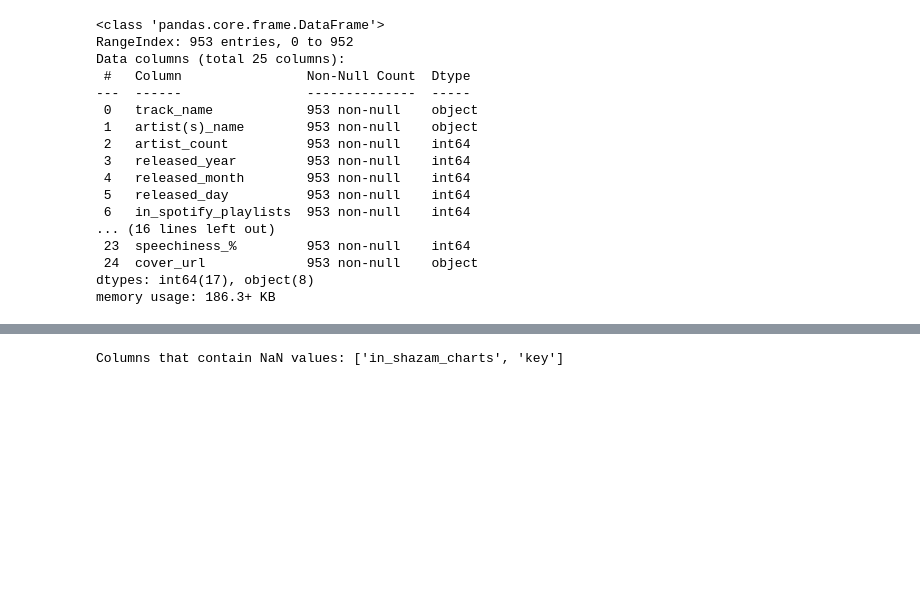
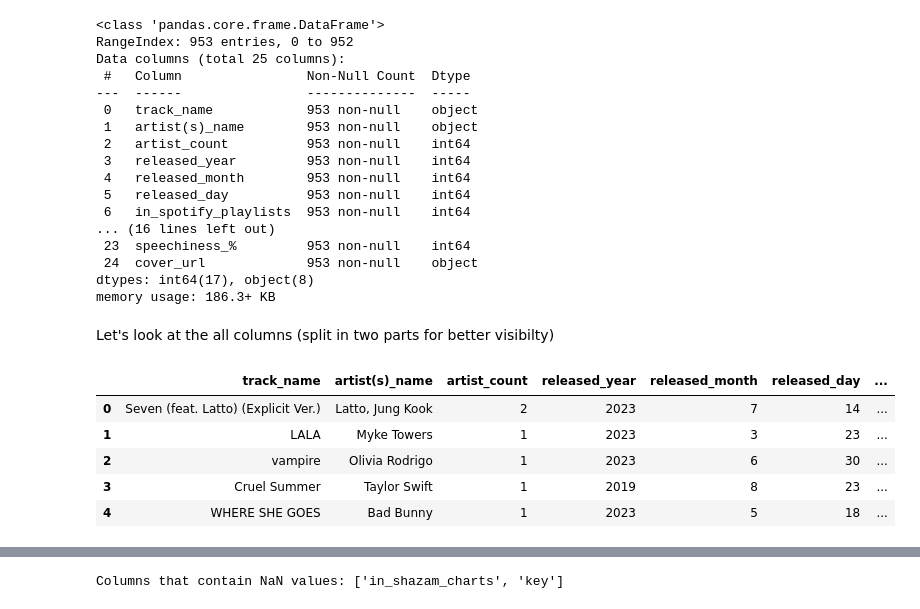
Before and after one commit to TMaczek/Spotify-Most-Streamed-Songs_Data-Analysis, a Jupyter notebook: SpotifyMostStreamed.ipynb, the cells around one changed output, grey strips where cells are left out. Drawn from its saved outputs; the diff is of its cells as text; code cells hidden in the pictures; blank space fills up the shorter version.

```diff
--- a/SpotifyMostStreamed.ipynb
+++ b/SpotifyMostStreamed.ipynb
@@ -54,3 +39,14 @@ Data columns (total 25 columns):
  24  cover_url             953 non-null    object
 dtypes: int64(17), object(8)
 memory usage: 186.3+ KB
+# %% [markdown]
+Let's look at the all columns (split in two parts for better visibilty)
+# %%
+df.iloc[:, :11].head(5)
+# %% [output]
+|  | track_name | artist(s)_name | artist_count | released_year | released_month | released_day | ... |
+| 0 | Seven (feat. Latto) (Explicit Ver.) | Latto, Jung Kook | 2 | 2023 | 7 | 14 | ... |
+| 1 | LALA | Myke Towers | 1 | 2023 | 3 | 23 | ... |
+| 2 | vampire | Olivia Rodrigo | 1 | 2023 | 6 | 30 | ... |
+| 3 | Cruel Summer | Taylor Swift | 1 | 2019 | 8 | 23 | ... |
+| 4 | WHERE SHE GOES | Bad Bunny | 1 | 2023 | 5 | 18 | ... |
```
Also changed, not shown: parts of 11 cells of this notebook.
